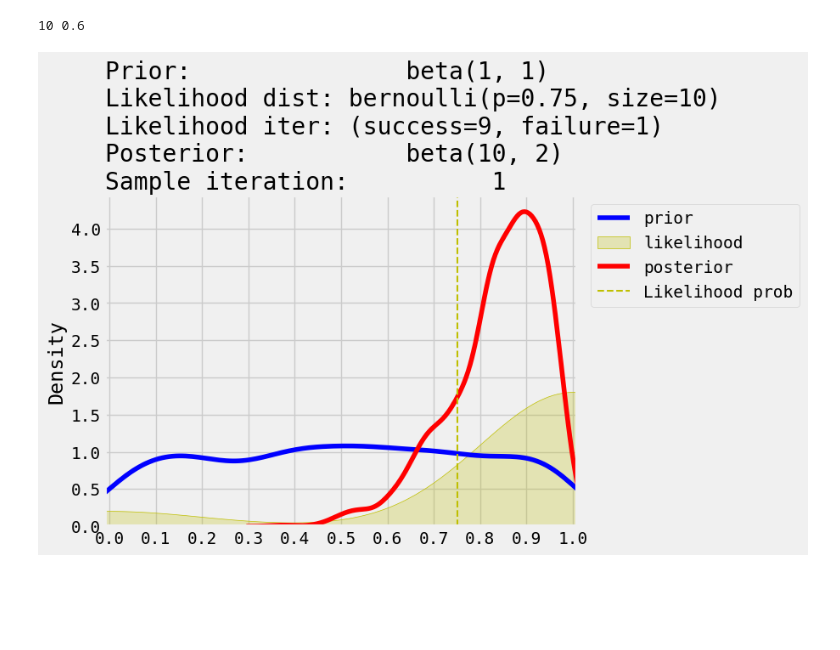
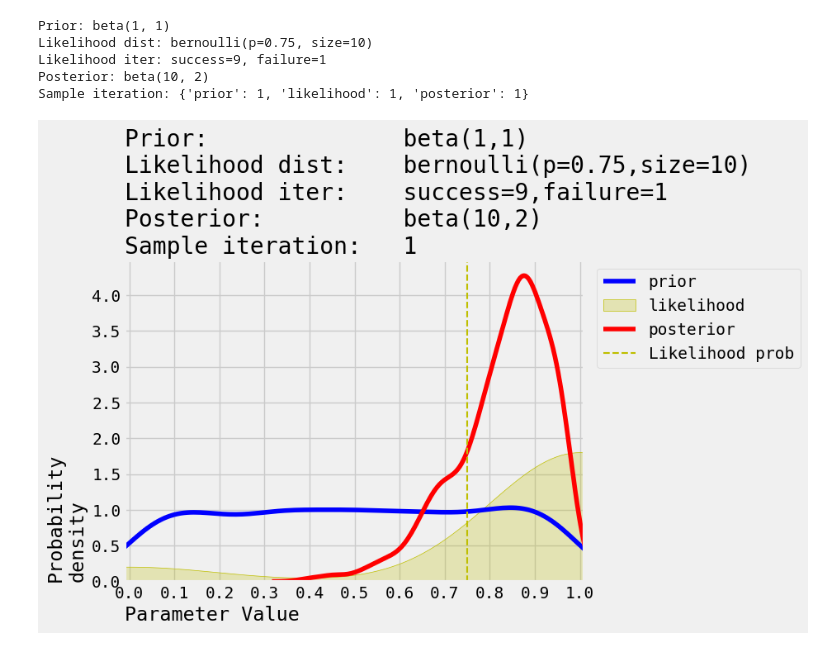
Before and after one commit to ds-gustavo-cunha/bayes-stats-study, a Jupyter notebook: notebook/experiments.ipynb, the cells around one changed output. Saved outputs shown, nothing was run; the diff lists cells and outputs as text; code cells hidden in the pictures; blank space fills up the shorter version.

```diff
--- a/notebook/experiments.ipynb
+++ b/notebook/experiments.ipynb
@@ -39,24 +40,27 @@ bbc.plot_dists(ax=ax, fig=fig)
 # %%
 # create a Beta-Bernoulli conjugate distributions object
 bbc = BetaBernoulliConjugate(
     prior_alpha=1,
     prior_beta=1,
     likelihood_prob=0.75,
     likelihood_trials=10,
     sampling_size=1_000
 )
 # # update posterior from prior and likelihood
 # bbc.update_distributions()
 # display report
-# bbc.report_dists()
+bbc.report_dists()
 
 # plot
-print(len(likelihood_dist), np.mean(likelihood_dist))
 fig, ax = plt.subplots()
 bbc.plot_dists(ax=ax, fig=fig)
 # %% [output]
-10 0.6
+Prior: beta(1, 1)
+Likelihood dist: bernoulli(p=0.75, size=10)
+Likelihood iter: success=9, failure=1
+Posterior: beta(10, 2)
+Sample iteration: {'prior': 1, 'likelihood': 1, 'posterior': 1}
-[figure, old version]
+[figure, new version]
 # %%
 # create a Beta-Bernoulli conjugate distributions object
 # the same one from previous cel
```
Also changed, not shown: parts of 9 cells of this notebook, 8 other files.
